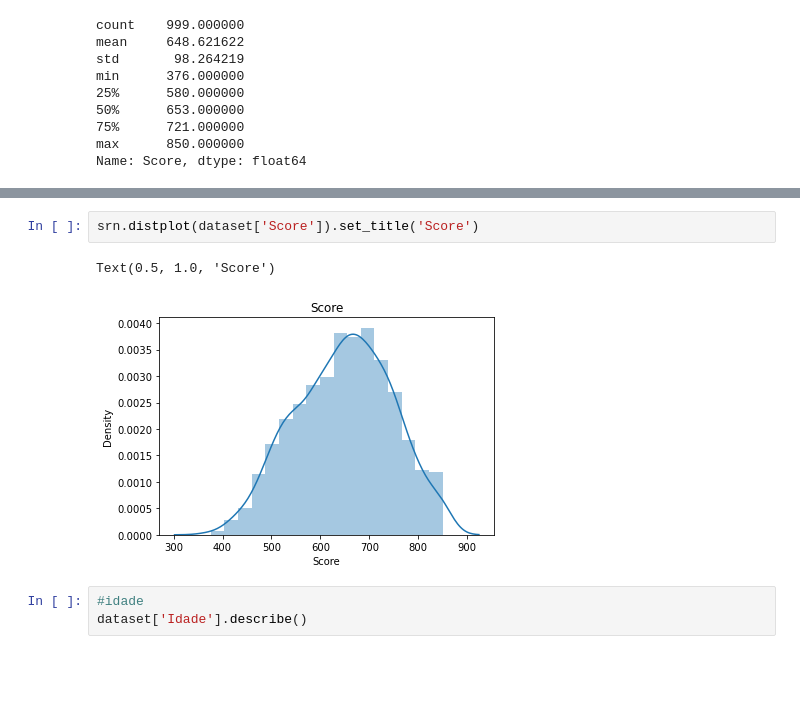
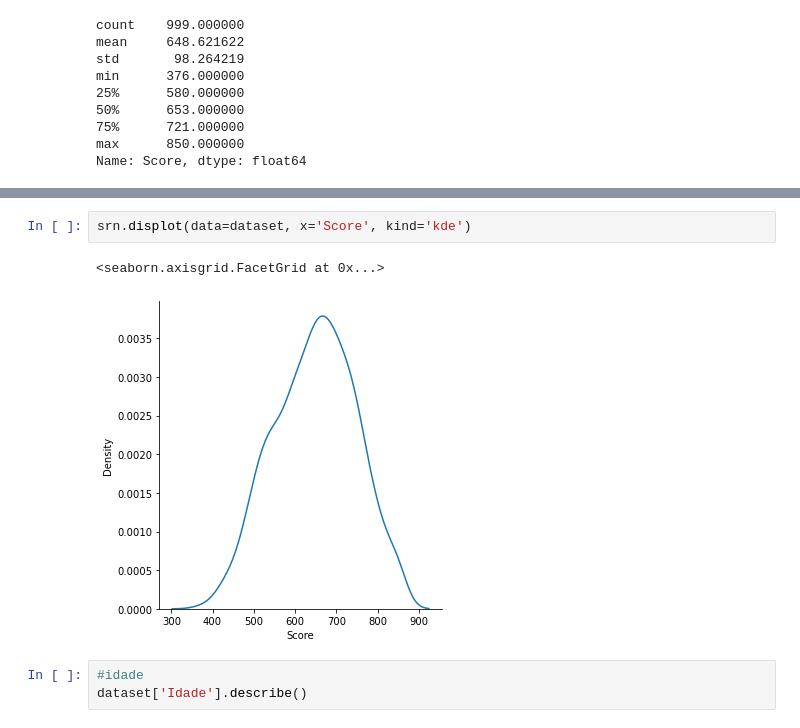
Before and after one commit to edumoliveira95/Data-Science, a Jupyter notebook: Tratamento de Dados.ipynb, the cells around one changed output, grey strips where cells are left out. Saved outputs shown, nothing was run; the diff lists cells and outputs as text; blank space fills up the shorter version.

```diff
--- a/Tratamento de Dados.ipynb
+++ b/Tratamento de Dados.ipynb
@@ -88,10 +88,10 @@ srn.boxplot(dataset['Score']).set_title('Score')
 Text(0.5, 1.0, 'Score')
 [figure]
 # %%
-srn.distplot(dataset['Score']).set_title('Score')
+srn.displot(data=dataset, x='Score', kind='kde')
 # %% [output]
-Text(0.5, 1.0, 'Score')
+<seaborn.axisgrid.FacetGrid at 0x...>
-[figure, old version]
+[figure, new version]
 # %%
 #idade
 dataset['Idade'].describe()
```
Also changed, not shown: parts of 7 cells of this notebook.
